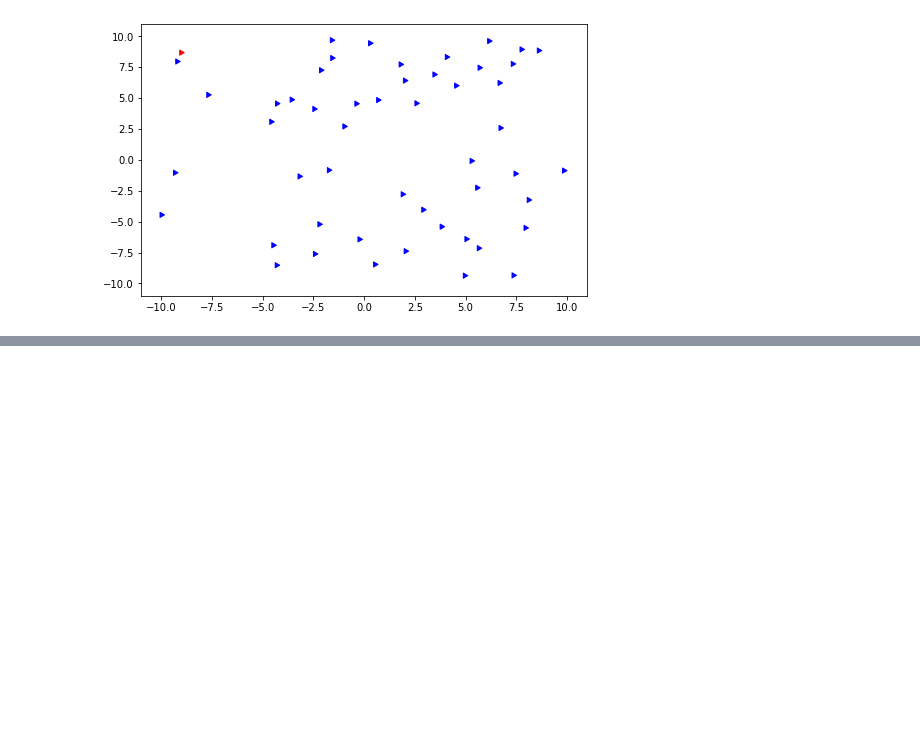
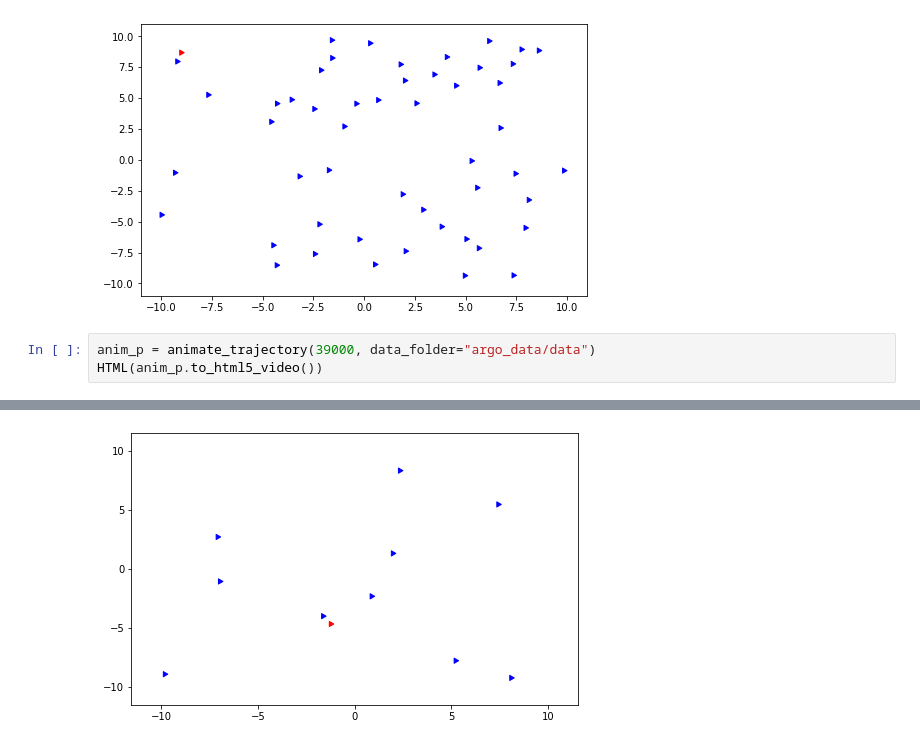
Before and after one commit to fbrand-new/reinforced-birds, a Jupyter notebook: AnimateTrajectory.ipynb, the cells around one changed output, grey strips where cells are left out. Saved outputs shown, nothing was run; the diff lists cells and outputs as text; blank space fills up the shorter version.

```diff
--- a/AnimateTrajectory.ipynb
+++ b/AnimateTrajectory.ipynb
@@ -131,3 +131,7 @@ HTML(anim_p.to_html5_video())
 # %% [output]
 [interactive output not drawn]
 [figure]
+# %%
+anim_p = animate_trajectory(39000, data_folder="argo_data/data")
+HTML(anim_p.to_html5_video())
+# %% [output]
@@ -133,0 +139 @@ HTML(anim_p.to_html5_video())
+[figure, added]
```
Also changed, not shown: parts of 5 cells of this notebook, 8 other files.
